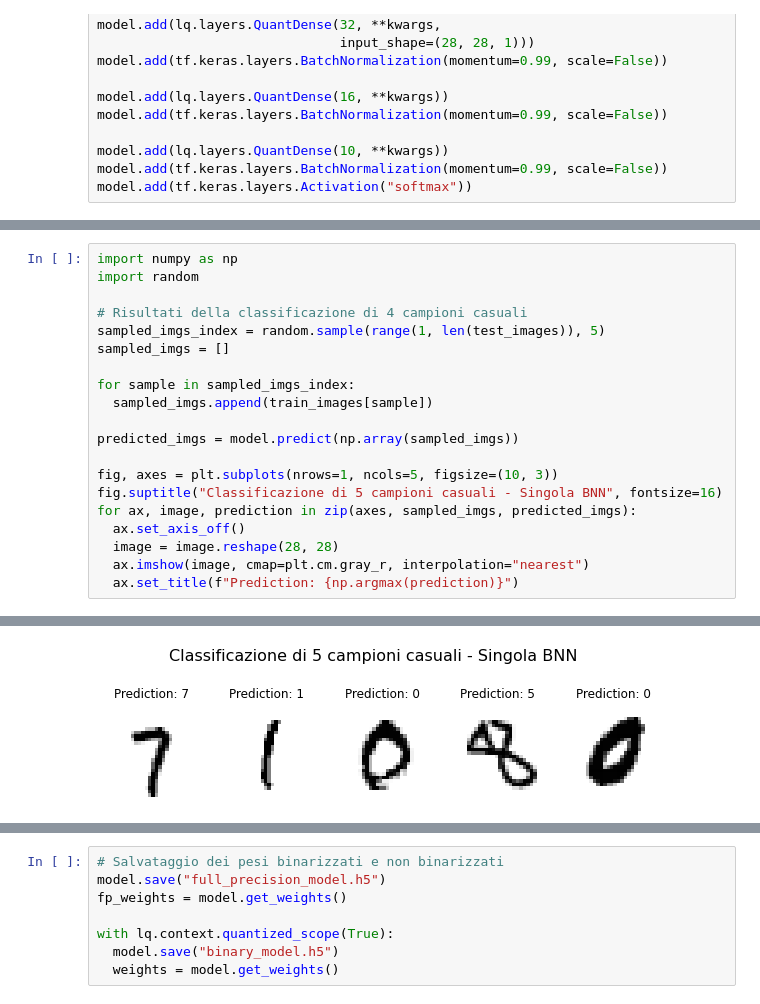
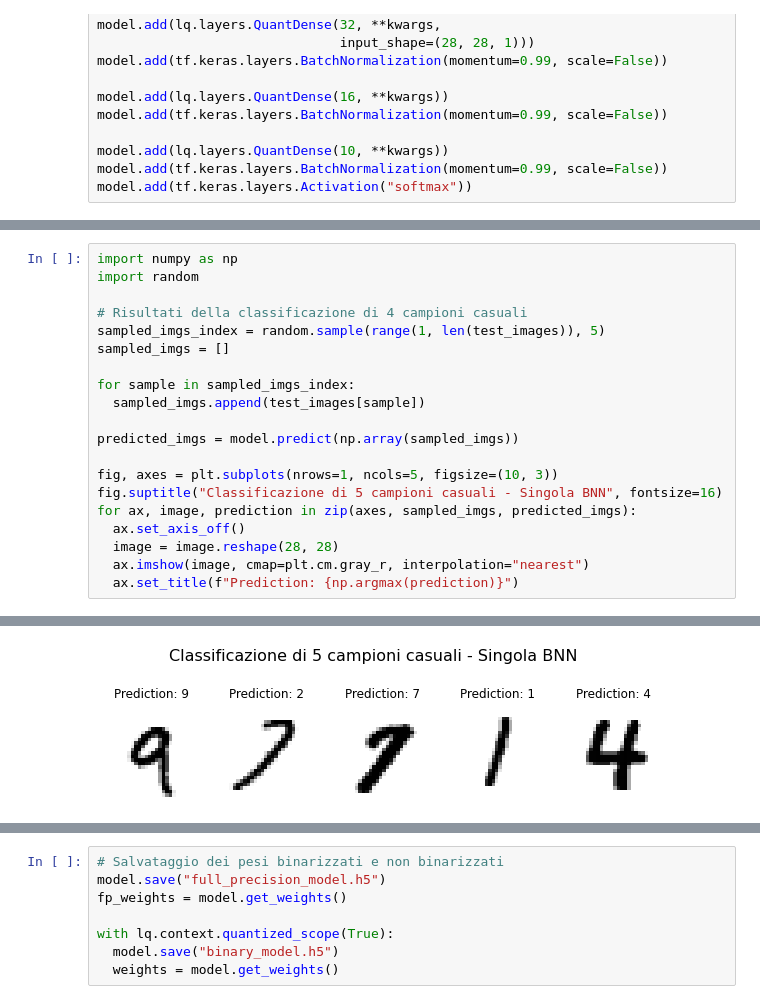
Before and after one commit to badcortex/bnn-experiments, a Jupyter notebook: bnn_ap.ipynb, the cells around one changed output, grey strips where cells are left out. Drawn from its saved outputs; the diff is of its cells as text.

```diff
--- a/bnn_ap.ipynb
+++ b/bnn_ap.ipynb
@@ -126,7 +126,7 @@ sampled_imgs_index = random.sample(range(1, len(test_images)), 5)
 sampled_imgs = []
 
 for sample in sampled_imgs_index:
-  sampled_imgs.append(train_images[sample])
+  sampled_imgs.append(test_images[sample])
 
 predicted_imgs = model.predict(np.array(sampled_imgs))
 
@@ -142,4 +142,4 @@ for ax, image, prediction in zip(axes, sampled_imgs, predicted_imgs):
-[figure, old version]
+[figure, new version]
 # %%
 # Confusion matrix
 from sklearn.metrics import confusion_matrix, ConfusionMatrixDisplay
```
Also changed, not shown: parts of 16 cells of this notebook.
